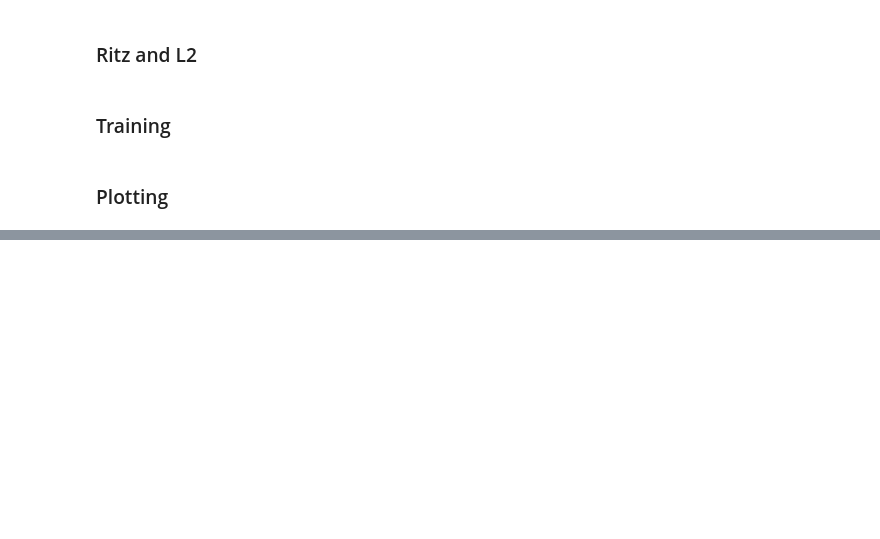
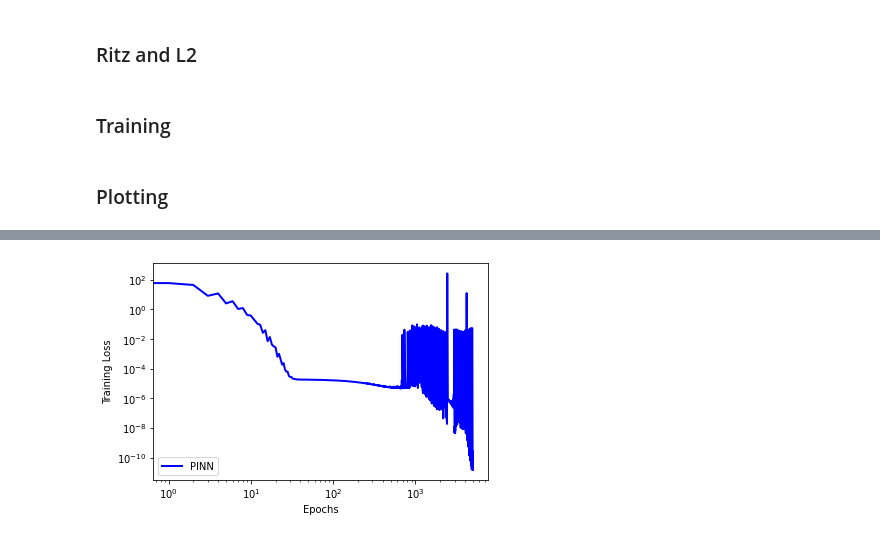
Before and after one commit to MeghnaDixit38/BTP, a Jupyter notebook: 2d_coupled.ipynb, the cells around one changed output, grey strips where cells are left out. Cells and saved outputs as stored; diff of their text form; code cells hidden in the pictures; blank space fills up the shorter version.

```diff
--- a/2d_coupled.ipynb
+++ b/2d_coupled.ipynb
@@ -62,7 +69,7 @@ def tensor(x):
 # %%
 class DNN(nn.Module):
     def __init__(self, dim_in=1, dim_out=2,
-                 n_layers=2, n_neurons=10, activation=nn.Sigmoid()):
+                 n_layers=2, n_neurons=10, activation=nn.Tanh()):
         super(DNN, self).__init__()
 
         self.dim_in = dim_in
@@ -225,10 +231,10 @@ def _epoch_train(model, loss_fn, optimizer, batch):
         loss = loss_fn(xs)
         loss.backward(retain_graph=True)
         optimizer.step()
-        loss_l2 = L2_loss(model, xs)
+        # loss_l2 = L2_loss(model, xs)
         train_loss += loss.item()
-        L2 += loss_l2
-    L2 /= len(dl)
+        # L2 += loss_l2
+    # L2 /= len(dl)
     train_loss /= len(dl)
     return train_loss, L2
 
@@ -242,13 +248,13 @@ def train(model, loss_fn, optimizer, batch=32, n_epochs=1000, n_skip=100):
         train_loss = loss[0]
         losses.append(train_loss)
         loss_2 = loss[1]
-        loss_2 = loss_2.detach().numpy()
+        # loss_2 = loss_2.detach().numpy()
         L2.append(loss_2)
 
         if n_skip > 0:
             if epoch % n_skip == 0:
-                print(f'Epoch {epoch}/{n_epochs}: Loss = {train_loss}, L2 Loss = {loss_2}')
-    return np.array(losses), np.array(L2)
+                print(f'Epoch {epoch}/{n_epochs}: Loss = {train_loss}') # , L2 Loss = {loss_2}
+    return np.array(losses) #, np.array(L2)
 # %% [markdown]
 ### Plotting
 # %%
@@ -289,20 +295,20 @@ def plot_soln(model, data):
 # %%
 # def loss():
 
-n_interior = 100
+n_interior = 1000
 train_data = UnitInterval(n_interior)
 
-dnn_pinn = DNN(dim_in=1, dim_out=2, n_layers=12, n_neurons=250)
+dnn_pinn = DNN(dim_in=1, dim_out=2, n_layers=12, n_neurons=100)
 
 bdy_wt = 1.0
-loss_pinn = Residual_PINN(dnn_pinn, train_data)
+loss_pinn = Residual_PINN(dnn_pinn, train_data, f_dot, g_dot)
 lr = 1e-3
 optimizer_pinn = torch.optim.Adam(dnn_pinn.parameters(), lr=lr)
-batch = 25
-epochs = 3000
+batch = 200
+epochs = 5000
 n_skip = 500
 
 loss_pinn_1 = train(dnn_pinn, loss_pinn, optimizer_pinn, batch=batch, n_epochs=epochs, n_skip=n_skip)
-loss_pinn_2 = loss_pinn_1[0]
-L2_pinn = loss_pinn_1[1]
+# loss_pinn_2 = loss_pinn_1[0]
+# L2_pinn = loss_pinn_1[1]
 # %% [output]
@@ -320,12 +325,14 @@ Epoch 1500/3000: Loss = 2.7921955592091763e-07, L2 Loss = 0.0024478512350469828
 # %%
 n_epochs = np.arange(epochs)
 # plt.loglog(n_epochs, L2_pinn, 'r-', linewidth=2,label='L2_pinn')
-plt.loglog(n_epochs, loss_pinn_2, 'b-', linewidth=2,label='PINN')
+plt.loglog(n_epochs, loss_pinn_1, 'b-', linewidth=2,label='PINN')
 # plt.loglog(n_epochs, L2_ritz, 'r--', linewidth=2,label='L2_ritz')
 # plt.loglog(n_epochs, loss_ritz_2, 'g', linewidth=2,label='Deep Ritz')
 plt.xlabel('Epochs')
 plt.ylabel('Training Loss')
 plt.legend()
 plt.show()
+# %% [output]
+[figure, added]
 # %%
 plot_solution(dnn_pinn, train_data)
```
Also changed, not shown: parts of 13 cells of this notebook.
